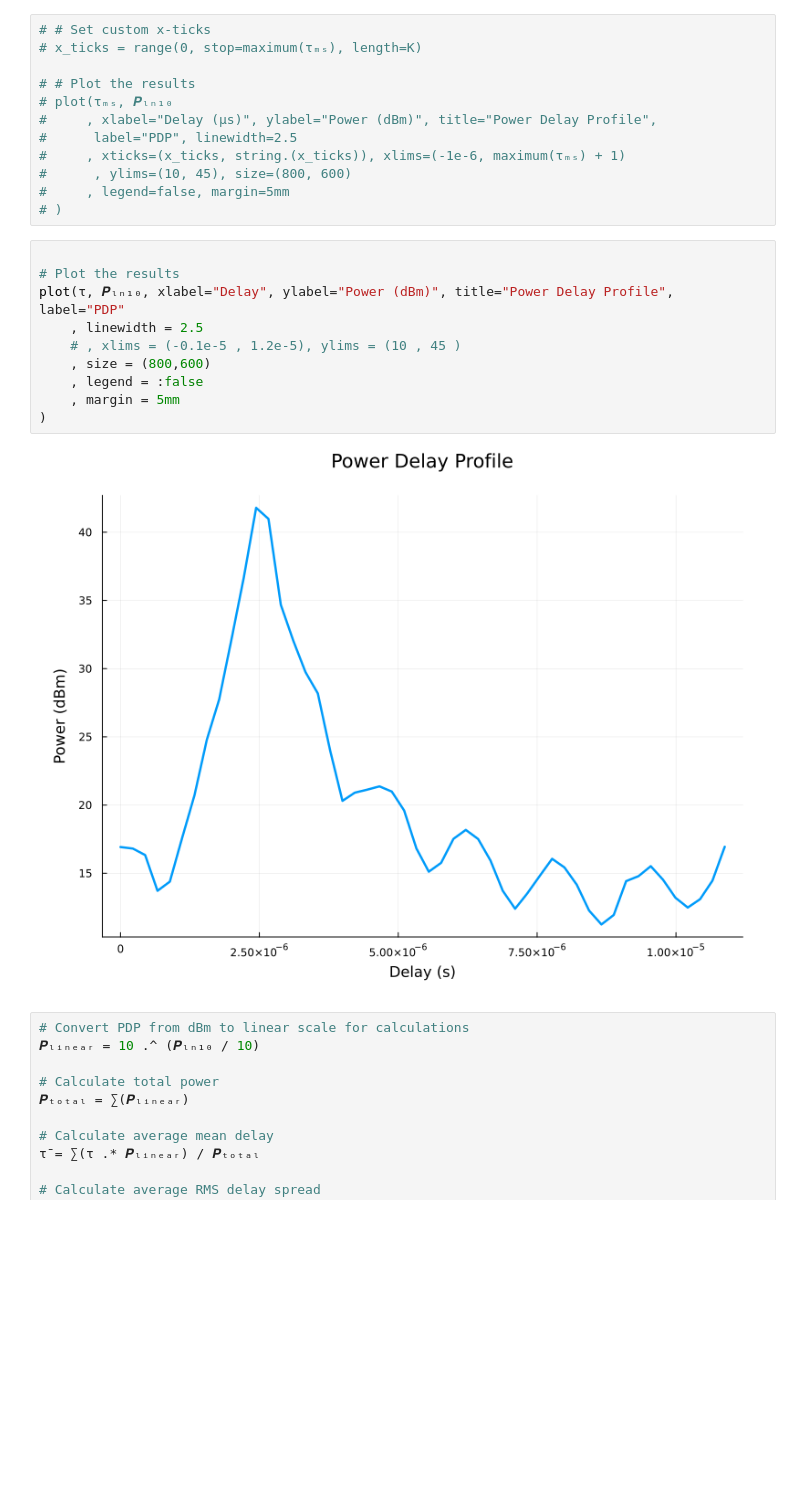
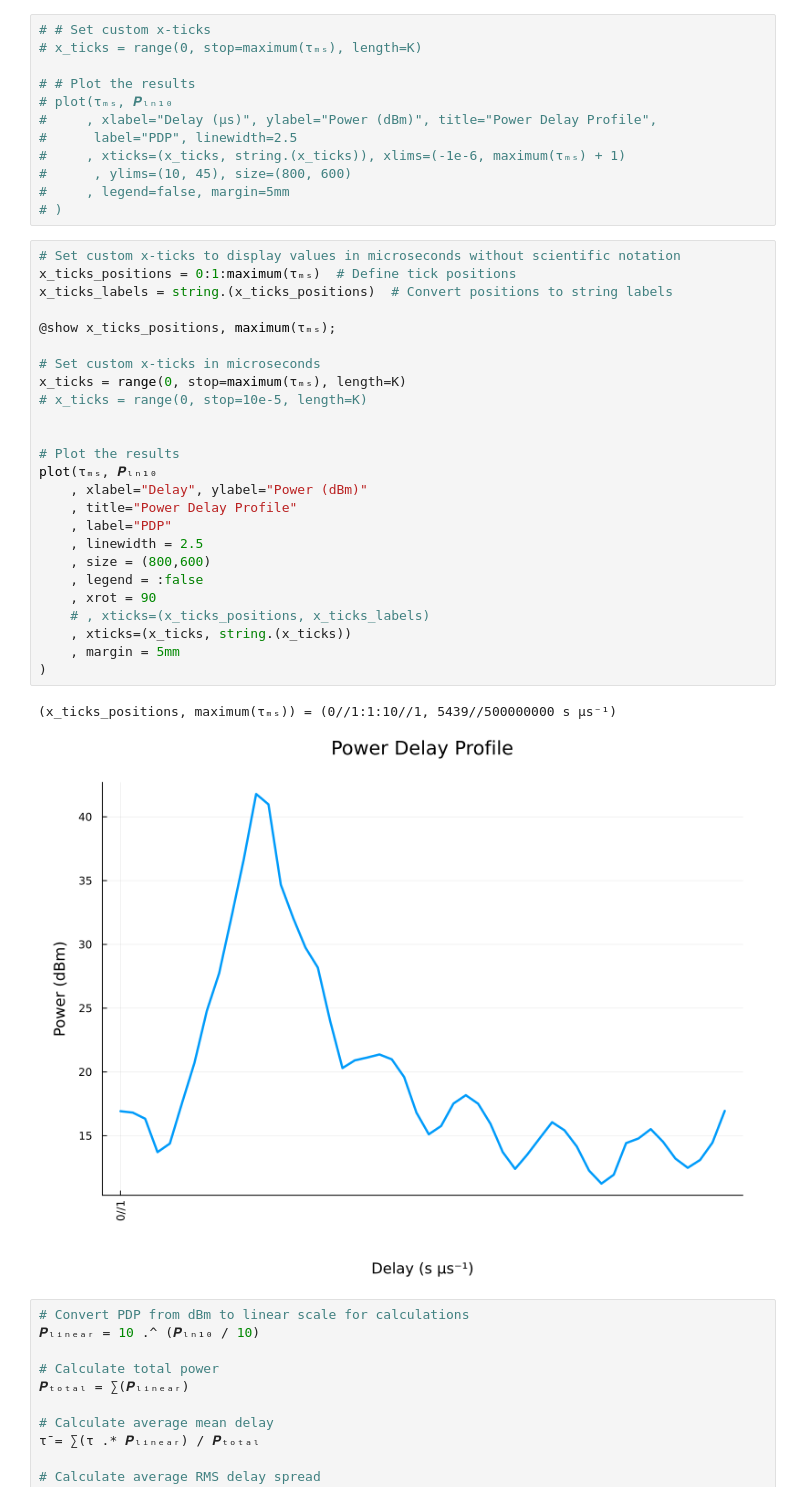
Before and after one commit to setrar/RADIO, a Jupyter notebook: Assignements/2/REPORT-BRICE.ipynb, the cells around one changed output. Saved outputs shown, nothing was run; the diff lists cells and outputs as text; blank space fills up the shorter version.

```diff
--- a/Assignements/2/REPORT-BRICE.ipynb
+++ b/Assignements/2/REPORT-BRICE.ipynb
@@ -364,17 +364,33 @@ savefig(hp, "images/pdp_heatmap.png");
 #     , legend=false, margin=5mm
 # )
 # %%
+# Set custom x-ticks to display values in microseconds without scientific notation
+x_ticks_positions = 0:1:maximum(τₘₛ)  # Define tick positions
+x_ticks_labels = string.(x_ticks_positions)  # Convert positions to string labels
+
+@show x_ticks_positions, maximum(τₘₛ);
+
+# Set custom x-ticks in microseconds
+x_ticks = range(0, stop=maximum(τₘₛ), length=K)
+# x_ticks = range(0, stop=10e-5, length=K)
+
 
 # Plot the results
-plot(τ, 𝑷ₗₙ₁₀, xlabel="Delay", ylabel="Power (dBm)", title="Power Delay Profile", label="PDP"
+plot(τₘₛ, 𝑷ₗₙ₁₀
+    , xlabel="Delay", ylabel="Power (dBm)"
+    , title="Power Delay Profile"
+    , label="PDP"
     , linewidth = 2.5
-    # , xlims = (-0.1e-5 , 1.2e-5), ylims = (10 , 45 )
     , size = (800,600)
     , legend = :false
+    , xrot = 90
+    # , xticks=(x_ticks_positions, x_ticks_labels)
+    , xticks=(x_ticks, string.(x_ticks))
     , margin = 5mm
 )
 # %% [output]
+(x_ticks_positions, maximum(τₘₛ)) = (0//1:1:10//1, 5439//500000000 s μs⁻¹)
-[figure, old version]
+[figure, new version]
 # %%
 # Convert PDP from dBm to linear scale for calculations
 𝑷ₗᵢₙₑₐᵣ = 10 .^ (𝑷ₗₙ₁₀ / 10)
```
Also changed, not shown: parts of 1 cell of this notebook, 1 other file.
